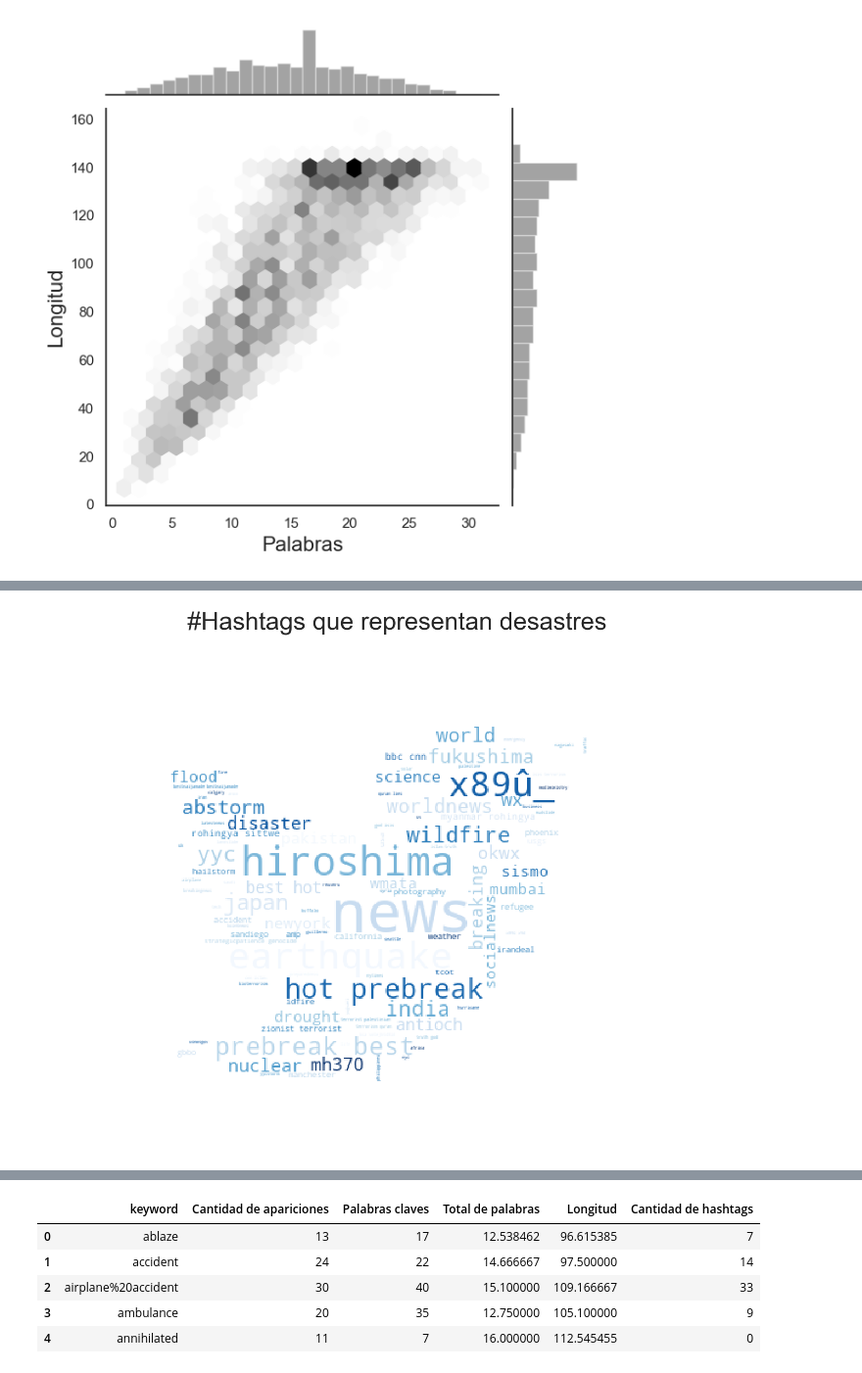
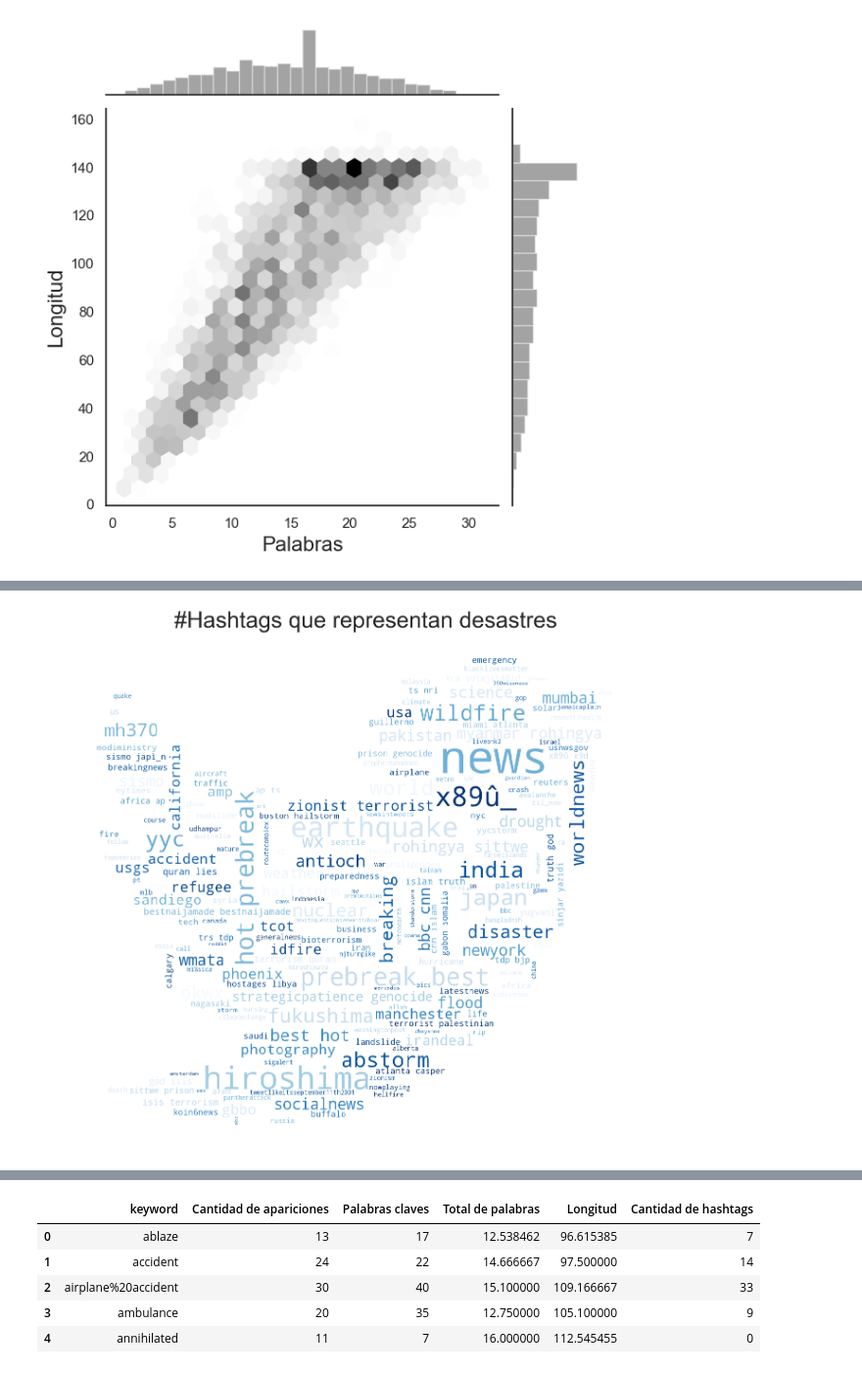
Before and after one commit to patopizzini/Organizacion_Datos_1C2020, a Jupyter notebook: TP1/TP1_Andres.ipynb, the cells around one changed output, grey strips where cells are left out. Shown at 98% size. Drawn from its saved outputs; the diff is of its cells as text; code cells hidden in the pictures.

```diff
--- a/TP1/TP1_Andres.ipynb
+++ b/TP1/TP1_Andres.ipynb
@@ -239,14 +259,14 @@ with sns.axes_style("white"):
 # %%
-wave_mask = np.array(Image.open("tuita.jpg"))
+wave_mask = np.array(Image.open("twitter-logo.jpg"))
 
-wordcloud = WordCloud(mask=wave_mask, colormap="Blues",max_font_size=50, max_words=100,background_color="white").generate(str(target1.hashtags.values).replace("'", "").replace(" ",""))
+wordcloud = WordCloud(mask=wave_mask, colormap="Blues",max_font_size=100, max_words=200,background_color="white").generate(str(target1.hashtags.values).replace("'", "").replace(" ",""))
 plt.title('#Hashtags que representan desastres',fontsize=35)
 plt.margins(x=0, y=0)
 plt.imshow(wordcloud)
 plt.axis("off")
 plt.show()
 # %% [output]
-[figure, old version]
+[figure, new version]
 # %%
 wave_mask = np.array(Image.open("tuita.jpg"))
 
```
Also changed, not shown: parts of 3 cells of this notebook, 2 other files.
